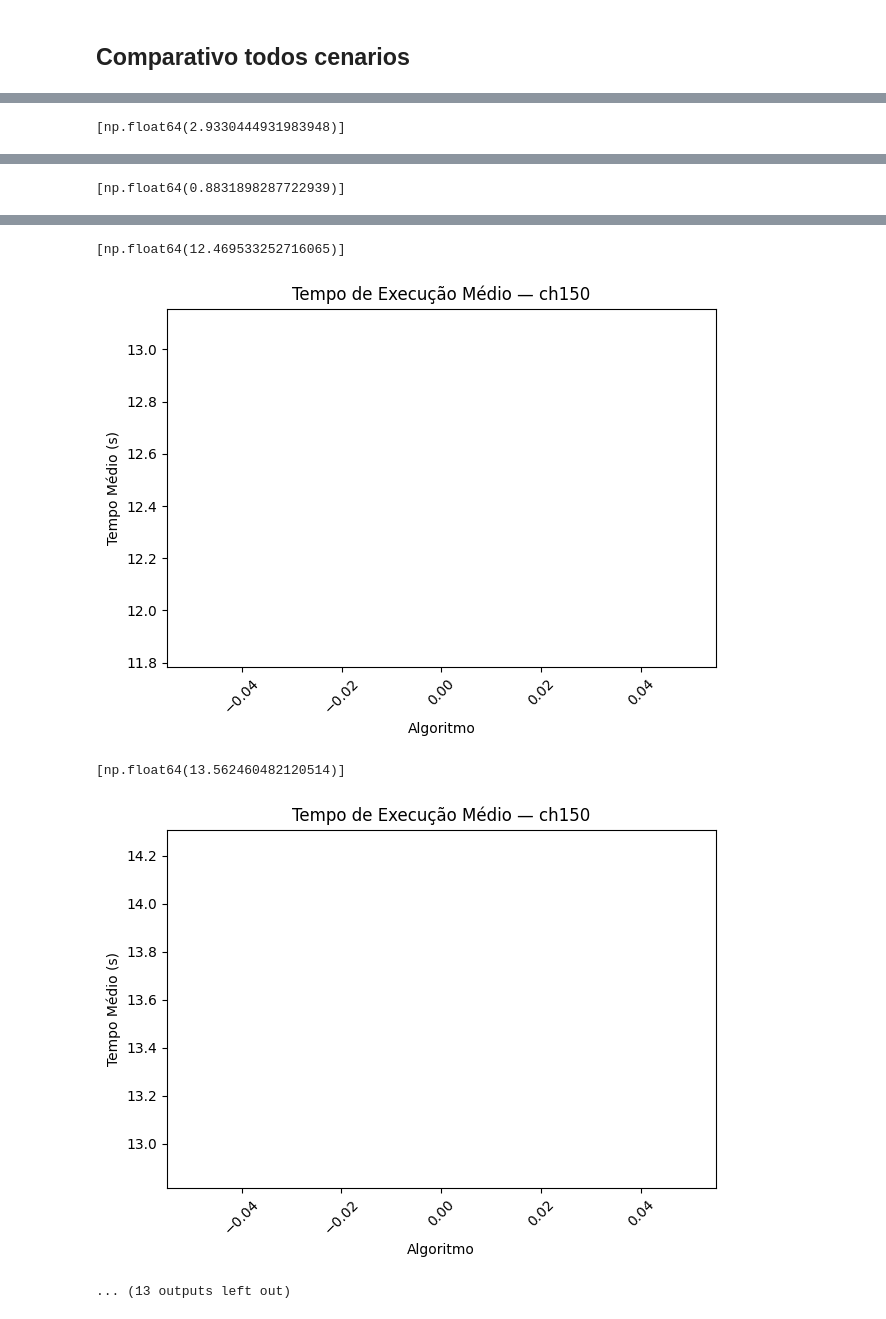
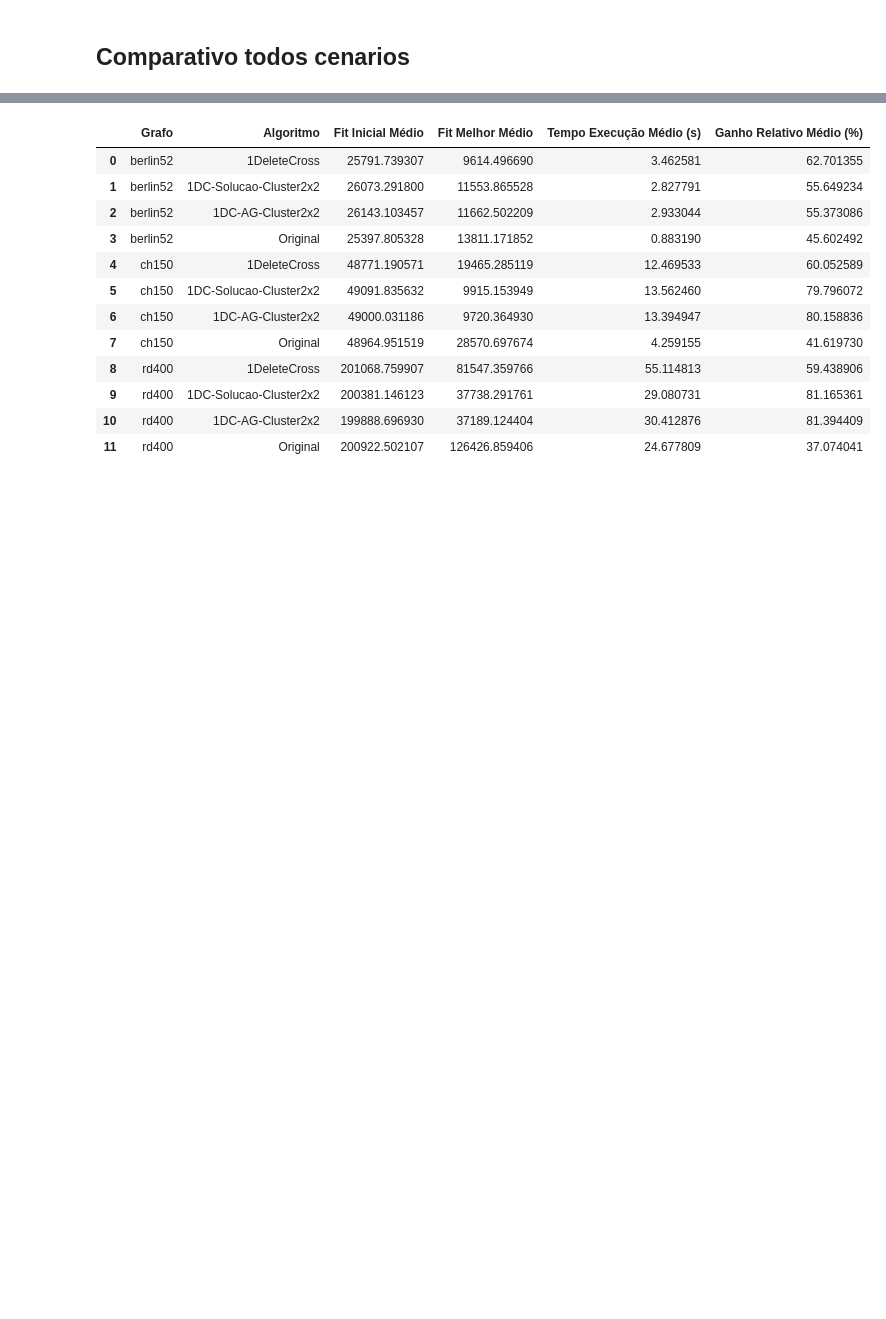
Before and after one commit to brunomaion/T2-MOA-AG, a Jupyter notebook: analise.ipynb, the cells around one changed output, grey strips where cells are left out. Drawn from its saved outputs; the diff is of its cells as text; code cells hidden in the pictures; blank space fills up the shorter version.

```diff
--- a/analise.ipynb
+++ b/analise.ipynb
@@ -42,15 +42,6 @@ for df in vetor_df:
     ganho_relativo_medio = ganho
 
     dfGeral = pd.concat([dfGeral, pd.DataFrame([[grafo, algoritmo, fit_inicial_medio, fit_melhor_medio, tempo_execucao_medio, ganho_relativo_medio]], columns=dfGeral.columns)], ignore_index=True)
-    print(tempo_execucao)
-    plt.figure()
-    plt.plot(tempo_execucao)
-    plt.xlabel("Algoritmo")
-    plt.ylabel("Tempo Médio (s)")
-    plt.title(f"Tempo de Execução Médio — {grafo}")
-    plt.xticks(rotation=45)
-    plt.tight_layout()
-    plt.show()
 
 
 display(dfGeral)
@@ -62 +48,0 @@ display(dfGeral)
-[np.float64(2.9330444931983948)]
@@ -64 +48,0 @@ display(dfGeral)
-[np.float64(0.8831898287722939)]
@@ -66,5 +49,13 @@ display(dfGeral)
-[np.float64(12.469533252716065)]
-[figure, removed]
-[np.float64(13.562460482120514)]
-[figure, removed]
-... (13 outputs left out)
+|  | Grafo | Algoritmo | Fit Inicial Médio | Fit Melhor Médio | Tempo Execução Médio (s) | Ganho Relativo Médio (%) |
+| 0 | berlin52 | 1DeleteCross | 25791.739307 | 9614.496690 | 3.462581 | 62.701355 |
+| 1 | berlin52 | 1DC-Solucao-Cluster2x2 | 26073.291800 | 11553.865528 | 2.827791 | 55.649234 |
+| 2 | berlin52 | 1DC-AG-Cluster2x2 | 26143.103457 | 11662.502209 | 2.933044 | 55.373086 |
+| 3 | berlin52 | Original | 25397.805328 | 13811.171852 | 0.883190 | 45.602492 |
+| 4 | ch150 | 1DeleteCross | 48771.190571 | 19465.285119 | 12.469533 | 60.052589 |
+| 5 | ch150 | 1DC-Solucao-Cluster2x2 | 49091.835632 | 9915.153949 | 13.562460 | 79.796072 |
+| 6 | ch150 | 1DC-AG-Cluster2x2 | 49000.031186 | 9720.364930 | 13.394947 | 80.158836 |
+| 7 | ch150 | Original | 48964.951519 | 28570.697674 | 4.259155 | 41.619730 |
+| 8 | rd400 | 1DeleteCross | 201068.759907 | 81547.359766 | 55.114813 | 59.438906 |
+| 9 | rd400 | 1DC-Solucao-Cluster2x2 | 200381.146123 | 37738.291761 | 29.080731 | 81.165361 |
+| 10 | rd400 | 1DC-AG-Cluster2x2 | 199888.696930 | 37189.124404 | 30.412876 | 81.394409 |
+| 11 | rd400 | Original | 200922.502107 | 126426.859406 | 24.677809 | 37.074041 |
```
Also changed, not shown: parts of 3 cells of this notebook, 7 other files.
